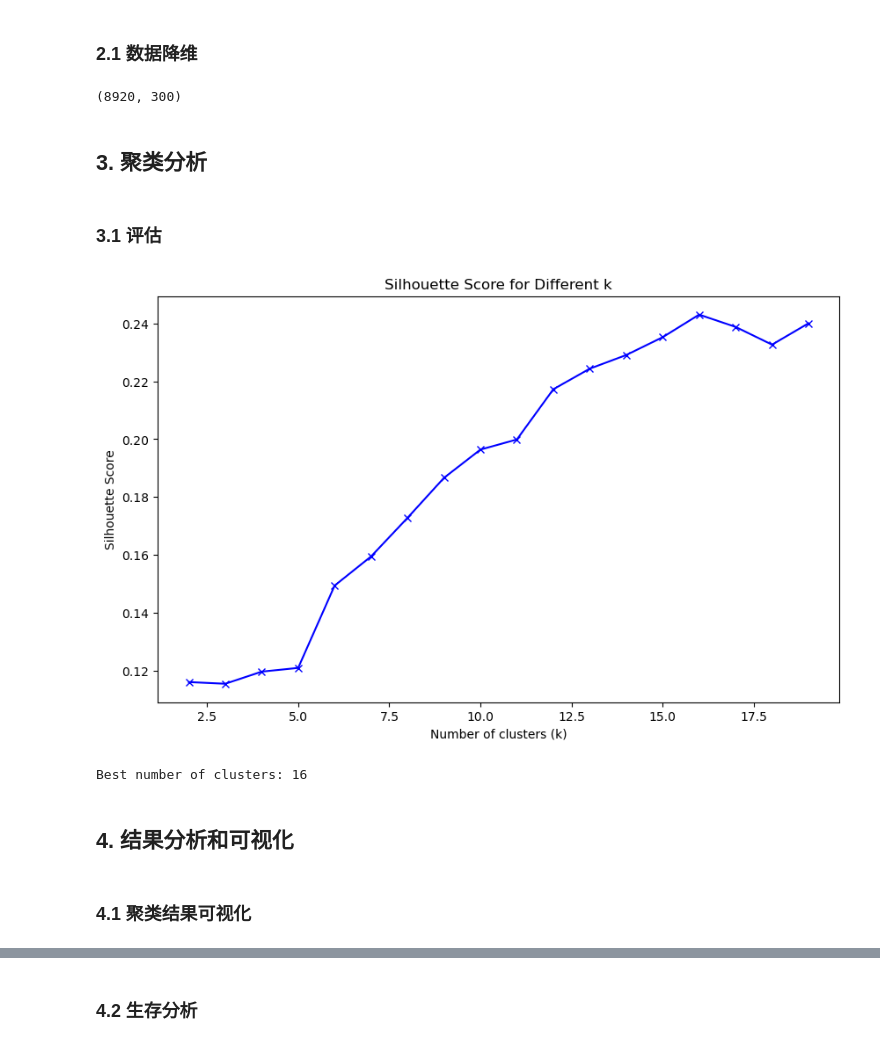
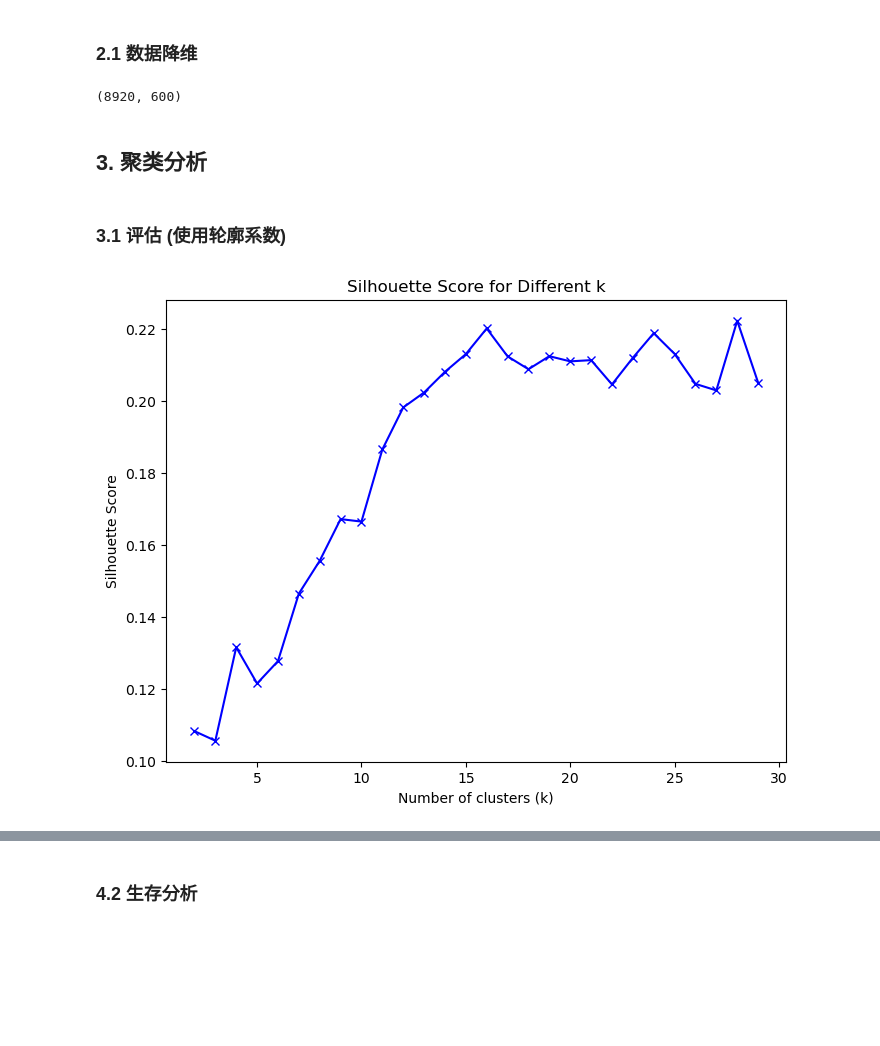
Before and after one commit to lidianzhong/Multi-omicsClustering, a Jupyter notebook: early_fusion_1.ipynb, the cells around one changed output, grey strips where cells are left out. Cells and saved outputs as stored; diff of their text form; code cells hidden in the pictures; blank space fills up the shorter version.

```diff
--- a/early_fusion_1.ipynb
+++ b/early_fusion_1.ipynb
@@ -108,7 +114,7 @@ gene_expression_data.shape, dna_methylation_data.shape, miRNA_expression_data.sh
 from sklearn.decomposition import PCA
 
 # 使用 PCA 将每个数据集降维到 100 维
-pca = PCA(n_components=100)
+pca = PCA(n_components=200)
 gene_expression_pca = pca.fit_transform(gene_expression_data.T)
 dna_methylation_pca = pca.fit_transform(dna_methylation_data.T)
 miRNA_expression_pca = pca.fit_transform(miRNA_expression_data.T)
@@ -121,54 +127,42 @@ combined_data = np.concatenate((gene_expression_pca, dna_methylation_pca, miRNA_
 # 查看拼接后的数据集维度, 检查是否包含NaN值
 combined_data.shape
 # %% [output]
-(8920, 300)
+(8920, 600)
 # %% [markdown]
 ## 3. 聚类分析
-# %%
-from sklearn.cluster import KMeans
-
-# 使用 K-means 聚类
-kmeans = KMeans(n_clusters=4)  # 假设我们想要分成3个簇
-kmeans.fit(combined_data)
-labels = kmeans.labels_
 # %% [markdown]
-### 3.1 评估
+### 3.1 评估 (使用轮廓系数)
 # %%
+import warnings
+warnings.filterwarnings("ignore", category=FutureWarning)
+
+from sklearn.cluster import KMeans
 from sklearn.metrics import silhouette_score
 import matplotlib.pyplot as plt
 import seaborn as sns
 
 # 拼接降维后的数据集
 combined_data = np.concatenate((gene_expression_pca, dna_methylation_pca, miRNA_expression_pca), axis=1)
 
 # 寻找最优的簇数量
 silhouette_scores = []
-K = range(2, 20)  # 我们尝试从2到10个簇
+K = range(2, 30)  # 我们尝试从2到20个簇
 for k in K:
     kmeans = KMeans(n_clusters=k)
     kmeans.fit(combined_data)
     labels = kmeans.labels_
     silhouette_avg = silhouette_score(combined_data, labels)
     silhouette_scores.append(silhouette_avg)
 
 # 可视化不同簇数量下的轮廓系数
-plt.figure(figsize=(10, 6))
+plt.figure(figsize=(8, 6))
 plt.plot(K, silhouette_scores, 'bx-')
 plt.xlabel('Number of clusters (k)')
 plt.ylabel('Silhouette Score')
 plt.title('Silhouette Score for Different k')
 plt.show()
-
-# 选择最优簇数量并进行最终聚类
-best_k = K[np.argmax(silhouette_scores)]
-print(f'Best number of clusters: {best_k}')
 # %% [output]
-[figure, old version]
+[figure, new version]
-Best number of clusters: 16
-# %% [markdown]
-## 4. 结果分析和可视化
-# %% [markdown]
-### 4.1 聚类结果可视化
 # %%
 import matplotlib.pyplot as plt
 import seaborn as sns
```
Also changed, not shown: parts of 6 cells of this notebook, 7 other files.
